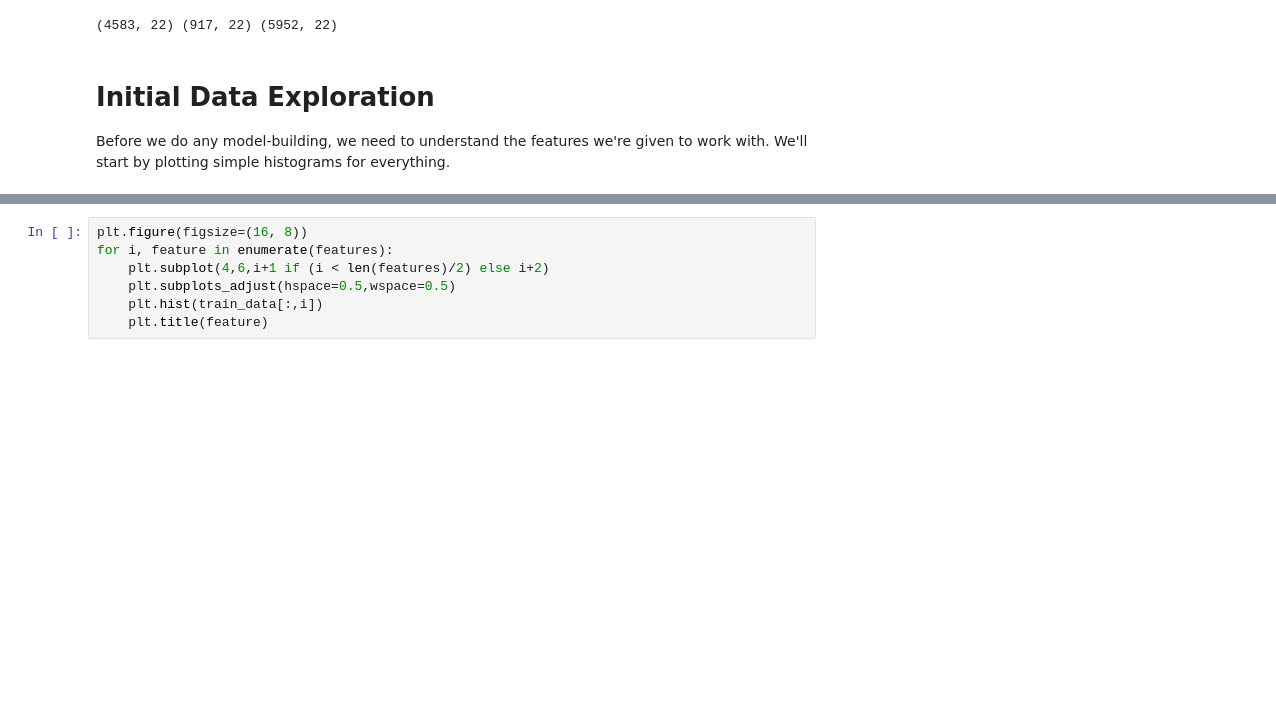
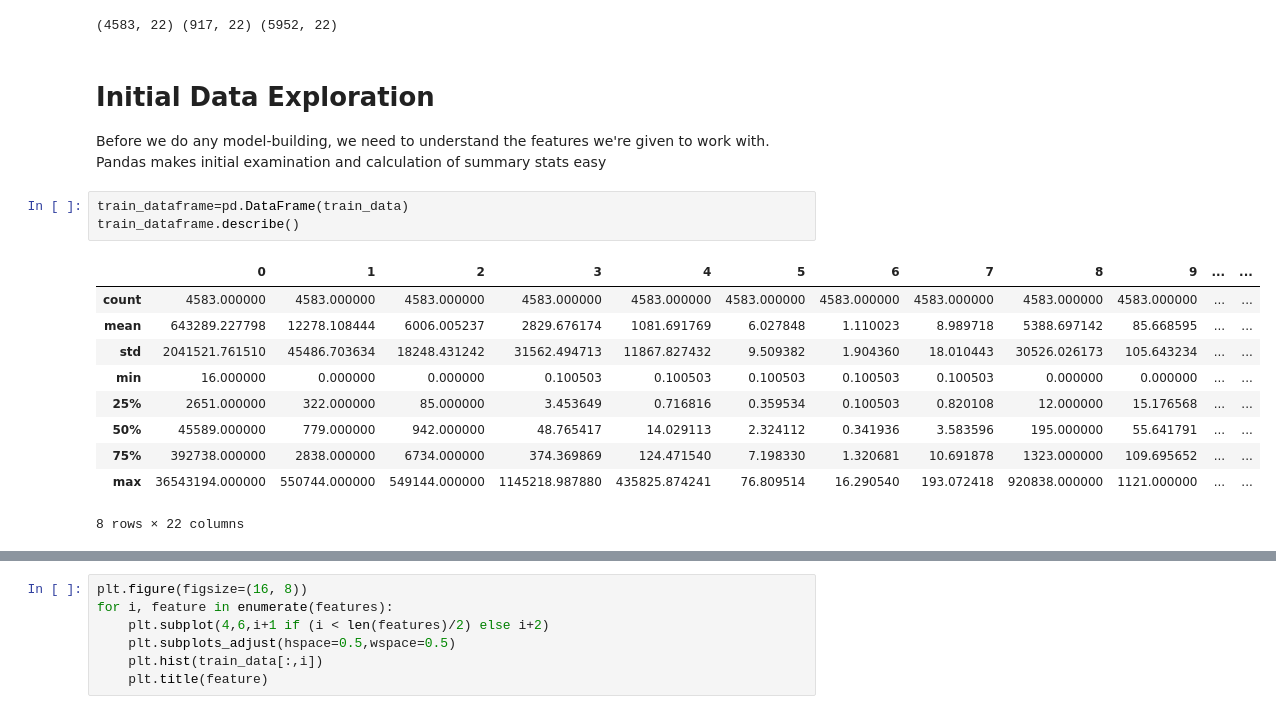
Before and after one commit to nickhamlin/mids_207_final_project, a Jupyter notebook: 207 Final Project - Byun, Chio, Danish, Hamlin, Pazo.ipynb, the cells around one changed output, grey strips where cells are left out. Cells and saved outputs as stored; diff of their text form; blank space fills up the shorter version.

```diff
--- a/207 Final Project - Byun, Chio, Danish, Hamlin, Pazo.ipynb
+++ b/207 Final Project - Byun, Chio, Danish, Hamlin, Pazo.ipynb
@@ -108,5 +116,19 @@ print train_data.shape, dev_data.shape, test_data.shape
 # %% [output]
 (4583, 22) (917, 22) (5952, 22)
 # %% [markdown]
-# Initial Data Exploration <a id='initial_data_exploration'></a>
-Before we do any model-building, we need to understand the features we're given to work with.  We'll start by plotting simple histograms for everything.
+# Initial Data Exploration
+Before we do any model-building, we need to understand the features we're given to work with. Pandas makes initial examination and calculation of summary stats easy
+# %%
+train_dataframe=pd.DataFrame(train_data)
+train_dataframe.describe()
+# %% [output]
+|  | 0 | 1 | 2 | 3 | 4 | 5 | 6 | 7 | 8 | 9 | ... | ... |
+| count | 4583.000000 | 4583.000000 | 4583.000000 | 4583.000000 | 4583.000000 | 4583.000000 | 4583.000000 | 4583.000000 | 4583.000000 | 4583.000000 | ... | ... |
+| mean | 643289.227798 | 12278.108444 | 6006.005237 | 2829.676174 | 1081.691769 | 6.027848 | 1.110023 | 8.989718 | 5388.697142 | 85.668595 | ... | ... |
+| std | 2041521.761510 | 45486.703634 | 18248.431242 | 31562.494713 | 11867.827432 | 9.509382 | 1.904360 | 18.010443 | 30526.026173 | 105.643234 | ... | ... |
+| min | 16.000000 | 0.000000 | 0.000000 | 0.100503 | 0.100503 | 0.100503 | 0.100503 | 0.100503 | 0.000000 | 0.000000 | ... | ... |
+| 25% | 2651.000000 | 322.000000 | 85.000000 | 3.453649 | 0.716816 | 0.359534 | 0.100503 | 0.820108 | 12.000000 | 15.176568 | ... | ... |
+| 50% | 45589.000000 | 779.000000 | 942.000000 | 48.765417 | 14.029113 | 2.324112 | 0.341936 | 3.583596 | 195.000000 | 55.641791 | ... | ... |
+| 75% | 392738.000000 | 2838.000000 | 6734.000000 | 374.369869 | 124.471540 | 7.198330 | 1.320681 | 10.691878 | 1323.000000 | 109.695652 | ... | ... |
+| max | 36543194.000000 | 550744.000000 | 549144.000000 | 1145218.987880 | 435825.874241 | 76.809514 | 16.290540 | 193.072418 | 920838.000000 | 1121.000000 | ... | ... |
+8 rows × 22 columns
```
Also changed, not shown: parts of 29 cells of this notebook.
